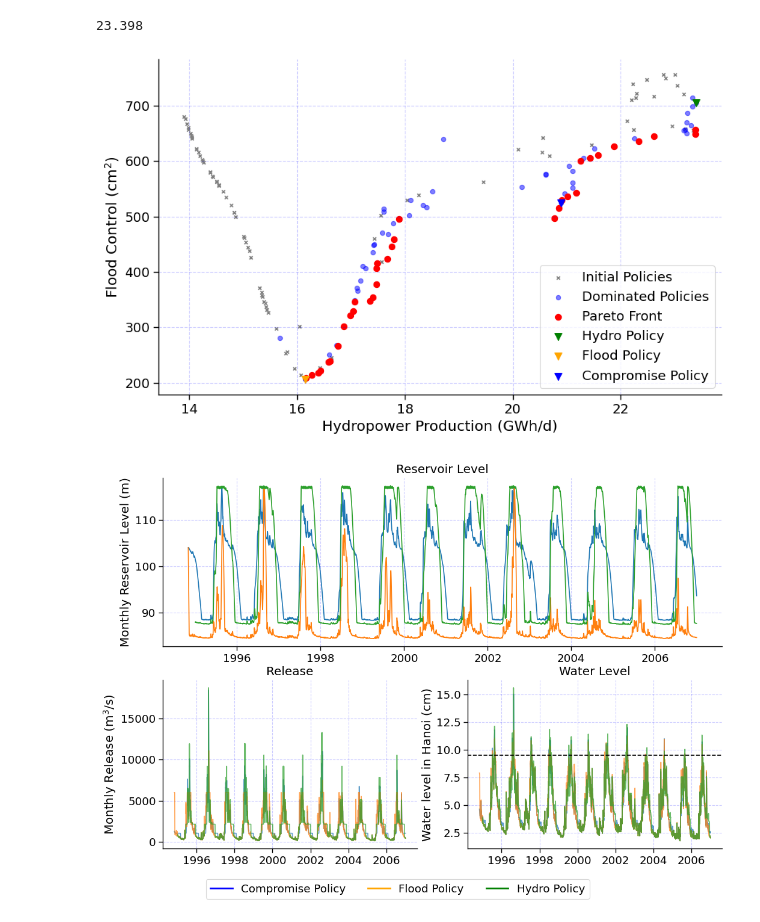
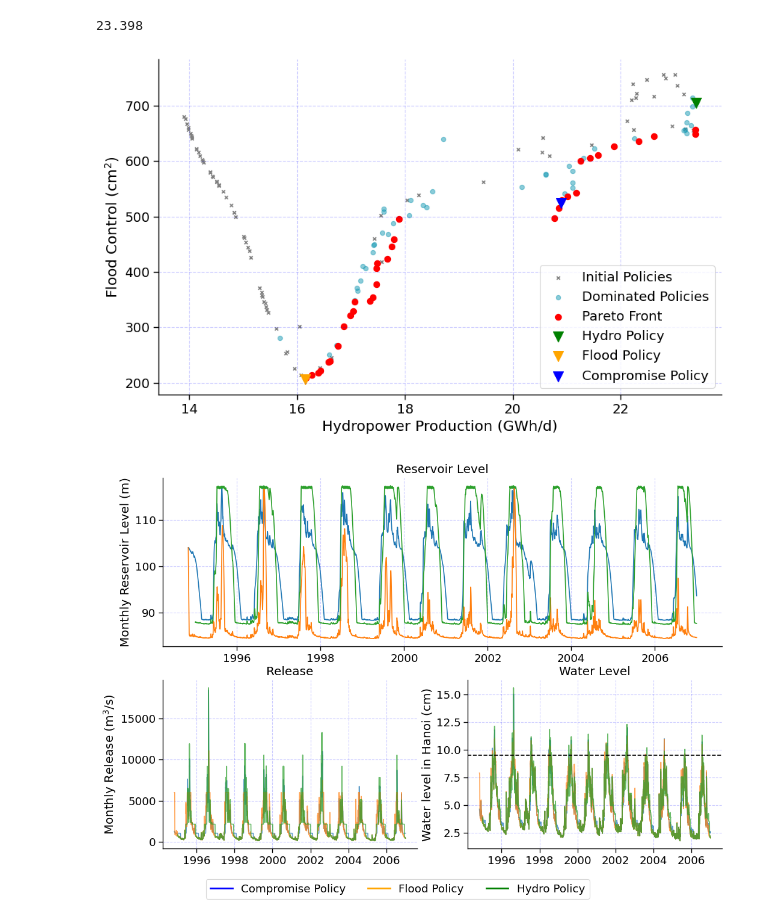
Before and after one commit to CooperBigFoot/optimal-wat-allocation, a Jupyter notebook: code/eda.ipynb, the cells around one changed output. Saved outputs shown, nothing was run; the diff lists cells and outputs as text; code cells hidden in the pictures.

```diff
--- a/code/eda.ipynb
+++ b/code/eda.ipynb
@@ -473,7 +473,7 @@ plt.scatter(
 plt.scatter(
     gen_opt_policies["OF_hydro"],
     gen_opt_policies["OF_flood"],
-    c="blue",
+    c="#189AB4",
     s=20,
     alpha=0.5,
     label="Dominated Policies",
@@ -483,35 +483,35 @@ plt.scatter(
     pareto_frontier["OF_hydro"],
     pareto_frontier["OF_flood"],
     c="red",
     s=35,
     label="Pareto Front",
 )
 
 for i, (x, y) in enumerate(pareto_selections):
     plt.scatter(
         x,
         y,
         c=paret_colors[i],
-        s=50,
+        s=100,
         label=pareto_names[i],
         marker="v",
     )
 
 
 plt.xlabel("Hydropower Production (GWh/d)")
 plt.ylabel("Flood Control (cm$^2$)")
 sns.despine()
 plt.legend()
 plt.grid(alpha=0.2, linestyle="--", color="#0000FF")
 plt.savefig(
     "/Users/cooper/Desktop/optimal-wat-allocation/images/pareto_frontier.png",
     bbox_inches="tight",
     dpi=300,
 )
 
 plt.show()
 # %% [output]
-[figure, old version]
+[figure, new version]
 # %%
 hydro_pareto_simul = process_policy(
     path_to_policy='/Users/cooper/Desktop/optimal-wat-allocation/data/policy_paretohydro.csv',
```
